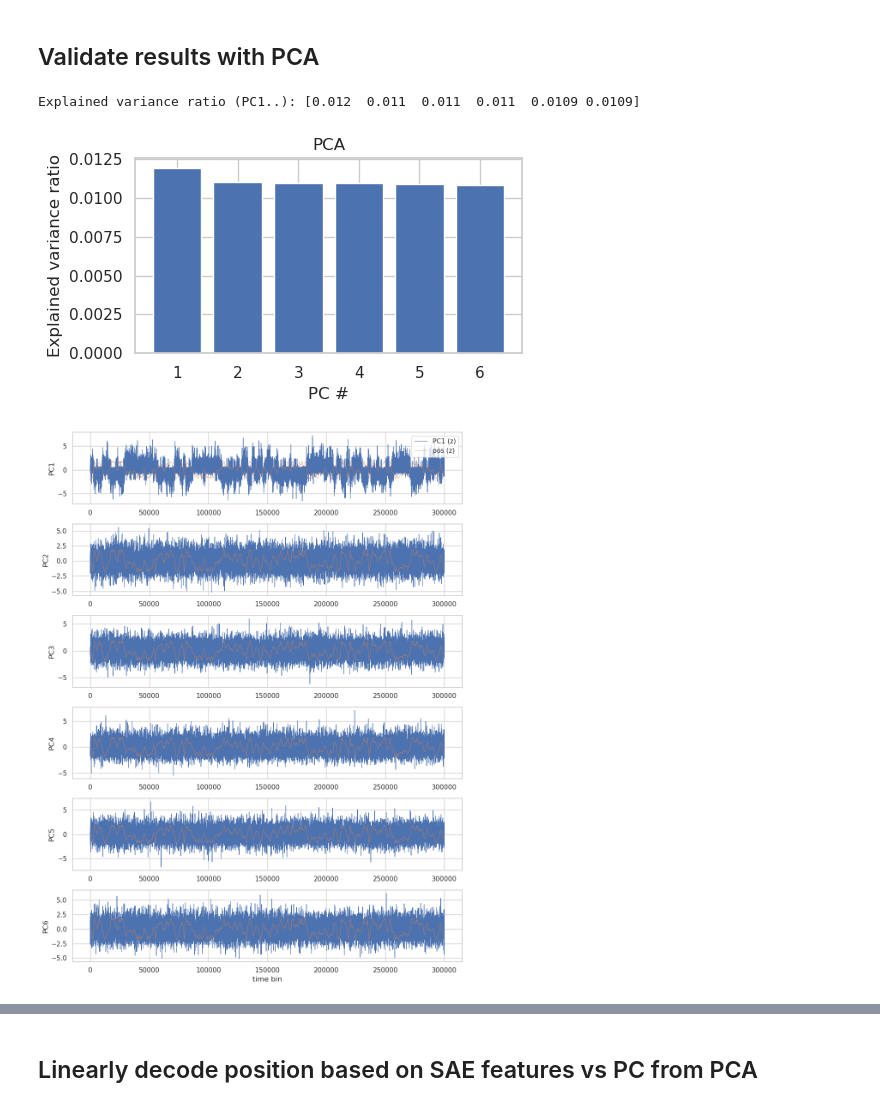
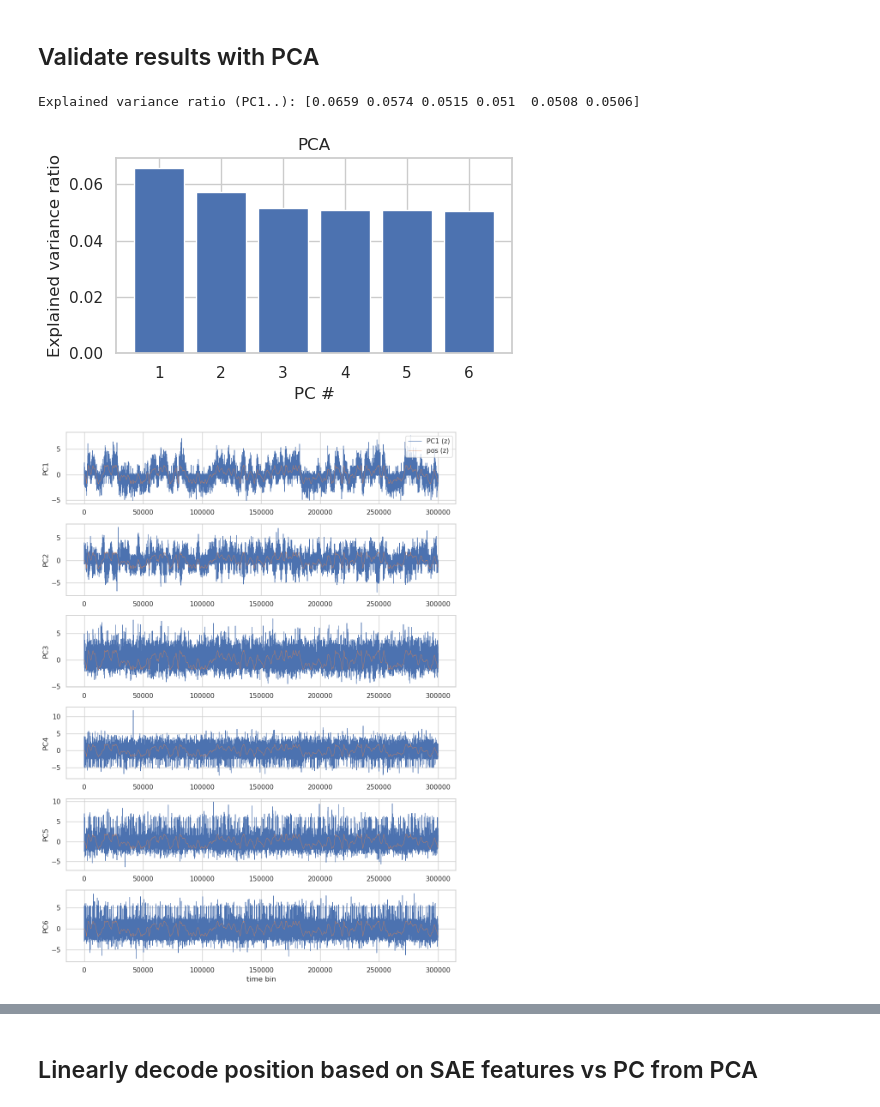
Before and after one commit to jkbhagatio/nldisco, a Jupyter notebook: notebooks/mini_msae_place_cells.ipynb, the cells around one changed output, grey strips where cells are left out. Cells and saved outputs as stored; diff of their text form; code cells hidden in the pictures.

Commit message:
flexibility of different ratios of place cells and noise

```diff
--- a/notebooks/mini_msae_place_cells.ipynb
+++ b/notebooks/mini_msae_place_cells.ipynb
@@ -66,10 +67,15 @@ from mini.util import vec_r2
 
 pd.set_option("display.max_rows", 300)
 pd.set_option("display.max_columns", 25)
+# %%
+# Choose dataset to use:
+
+# options: "20Hz_4PCs_5Hz_96noise", "40Hz_4PCs_5Hz_96noise", "20Hz_4PCs_5Hz_32noise"
+folder = "20Hz_10PCs_5Hz_10noise"
 # %%
 # Load simulated place cells spike matrix (this matrix has data from 4 simulated place cells and 96 random cells - aka noise)
 
-spike_matrix = np.load("./spike_matrix.npy")
+spike_matrix = np.load("./" + folder + "/spike_matrix.npy")
 
 print(spike_matrix.shape)
 
@@ -83,7 +89,7 @@ print(spike_matrix.shape)
 # %% [markdown]
 ### Train MSAE
 # %%
-dsae_topk_map = {64: 16, 128: 32, 256: 64}
+dsae_topk_map = {32: 1, 64: 2, 128: 4}
 dsae_topk_map = dict(sorted(dsae_topk_map.items()))  # ensure sorted from smallest to largest
 dsae_loss_x_map = {64: 1, 128: 1.25, 256: 1.5}
 dsae_loss_x_map = dict(sorted(dsae_loss_x_map.items()))
@@ -352,8 +368,8 @@ for instance in range(instance_to_visualize, instance_to_visualize + 1):
         features_df['activation_value'] = 1.0
 
     # Convert pos & t to numpy
-    pos = np.load("./positions.npy")
-    time = np.load("./timepoints.npy")
+    pos = np.load("./" + folder + "/positions.npy")
+    time = np.load("./" + folder + "/timestamps.npy")
     T = len(pos)
     if 'time' in globals():
         t = np.asarray(time)
@@ -554,35 +570,35 @@ def simple_pca_inspect(spike_cts, pos, n_components=6, n_pos_bins=30, smoothing_
         ax.plot(centers, mean_by_bin, marker='o')
         ax.set_ylabel(f"PC{i+1}")
         if i == 0:
             ax.set_title("PC ratemaps (mean activation per position bin)")
     plt.xlabel("position"); plt.tight_layout(); plt.show()
 
     # 4) loadings: show top contributing neurons per PC
     #    we'll plot the absolute weights and list top-5 neuron indices per PC
     topk = 8
     plt.figure(figsize=(10, 2.2 * K))
     for i in range(K):
         w = comps[i]   # length N
         idx = np.argsort(np.abs(w))[::-1][:topk]
         ax = plt.subplot(K, 1, i+1)
         ax.bar(np.arange(topk), w[idx])
         ax.set_xticks(np.arange(topk))
         ax.set_xticklabels([str(j) for j in idx], rotation=45)
         ax.set_ylabel(f"PC{i+1}")
         if i == 0:
             ax.set_title(f"Top {topk} neuron loadings per PC (indices)")
     plt.xlabel("neuron index"); plt.tight_layout(); plt.show()
 
     # return objects for further inspection if needed
     return {"pca": pca, "pcs": pcs, "components": comps, "explained": explained, "pos_bins": centers}
 
 # -------------------------
 # Example usage
 # -------------------------
-pos = np.load("./positions.npy")
-time = np.load("./timepoints.npy")
+pos = np.load("./" + folder + "/positions.npy")
+time = np.load("./" + folder + "/timestamps.npy")
 res = simple_pca_inspect(spike_cts, pos, n_components=6, n_pos_bins=30, smoothing_sigma=3)
 # %% [output]
-Explained variance ratio (PC1..): [0.012  0.011  0.011  0.011  0.0109 0.0109]
+Explained variance ratio (PC1..): [0.0659 0.0574 0.0515 0.051  0.0508 0.0506]
-[figure, old version]
+[figure, new version]
-[figure, old version]
+[figure, new version]
```
Also changed, not shown: parts of 12 cells of this notebook, 1 other file.
